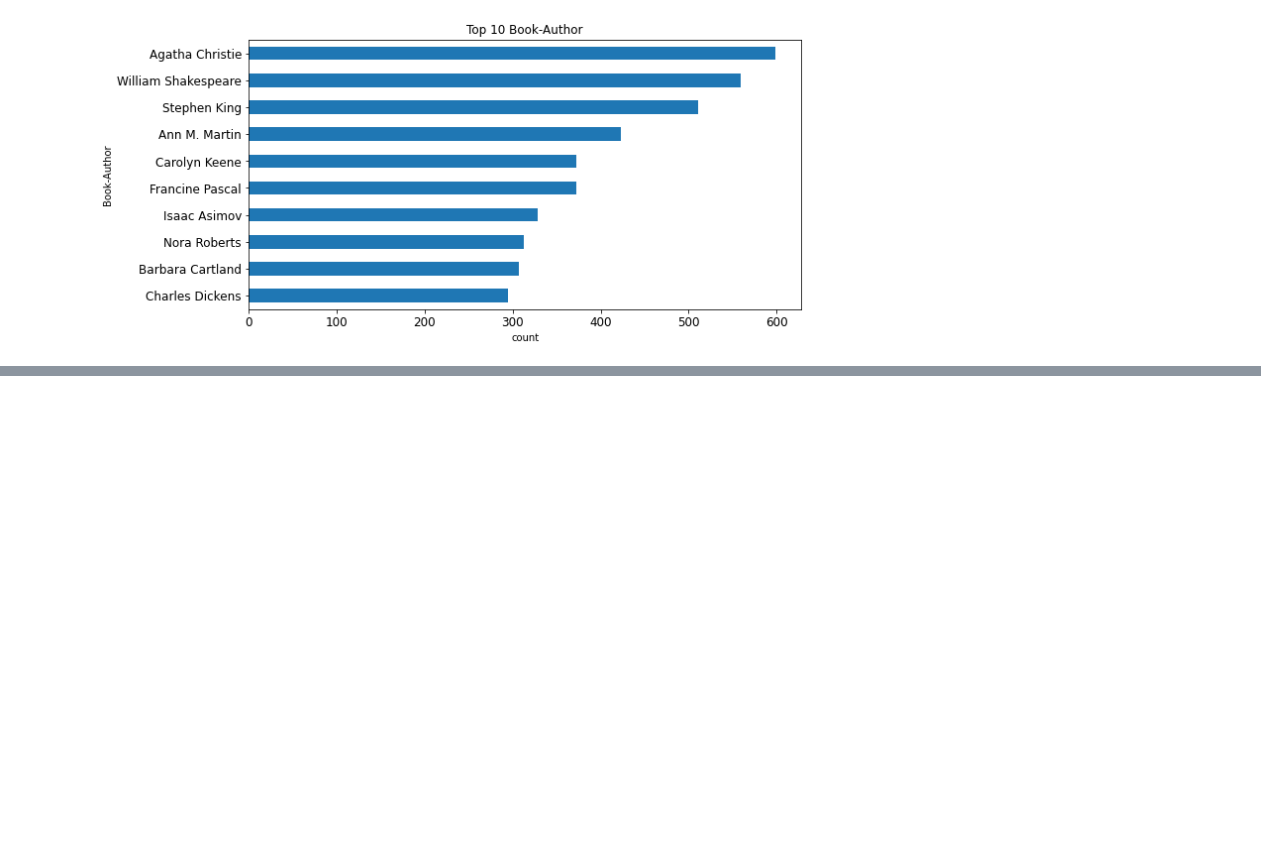
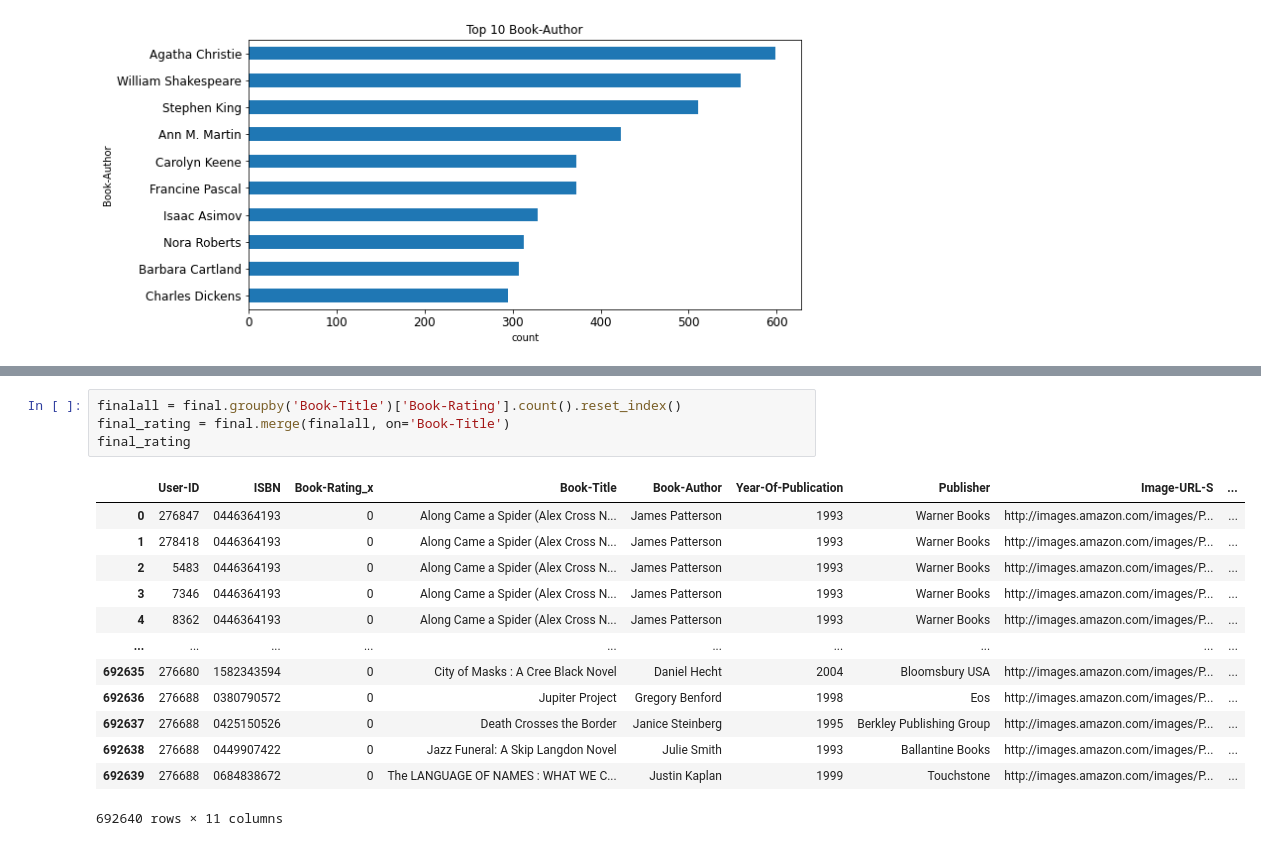
Before and after one commit to hetkothari/Book-Recommendation-System-Capstone-4, a Jupyter notebook: Personal_Notebook.ipynb, the cells around one changed output, grey strips where cells are left out. Cells and saved outputs as stored; diff of their text form; blank space fills up the shorter version.

```diff
--- a/Personal_Notebook.ipynb
+++ b/Personal_Notebook.ipynb
@@ -197,0 +221,18 @@ plt.show()
+# %%
+finalall = final.groupby('Book-Title')['Book-Rating'].count().reset_index()
+final_rating = final.merge(finalall, on='Book-Title')
+final_rating
+# %% [output]
+|  | User-ID | ISBN | Book-Rating_x | Book-Title | Book-Author | Year-Of-Publication | Publisher | Image-URL-S | ... |
+| 0 | 276847 | 0446364193 | 0 | Along Came a Spider (Alex Cross N... | James Patterson | 1993 | Warner Books | http://images.amazon.com/images/P... | ... |
+| 1 | 278418 | 0446364193 | 0 | Along Came a Spider (Alex Cross N... | James Patterson | 1993 | Warner Books | http://images.amazon.com/images/P... | ... |
+| 2 | 5483 | 0446364193 | 0 | Along Came a Spider (Alex Cross N... | James Patterson | 1993 | Warner Books | http://images.amazon.com/images/P... | ... |
+| 3 | 7346 | 0446364193 | 0 | Along Came a Spider (Alex Cross N... | James Patterson | 1993 | Warner Books | http://images.amazon.com/images/P... | ... |
+| 4 | 8362 | 0446364193 | 0 | Along Came a Spider (Alex Cross N... | James Patterson | 1993 | Warner Books | http://images.amazon.com/images/P... | ... |
+| ... | ... | ... | ... | ... | ... | ... | ... | ... | ... |
+| 692635 | 276680 | 1582343594 | 0 | City of Masks : A Cree Black Novel | Daniel Hecht | 2004 | Bloomsbury USA | http://images.amazon.com/images/P... | ... |
+| 692636 | 276688 | 0380790572 | 0 | Jupiter Project | Gregory Benford | 1998 | Eos | http://images.amazon.com/images/P... | ... |
+| 692637 | 276688 | 0425150526 | 0 | Death Crosses the Border | Janice Steinberg | 1995 | Berkley Publishing Group | http://images.amazon.com/images/P... | ... |
+| 692638 | 276688 | 0449907422 | 0 | Jazz Funeral: A Skip Langdon Novel | Julie Smith | 1993 | Ballantine Books | http://images.amazon.com/images/P... | ... |
+| 692639 | 276688 | 0684838672 | 0 | The LANGUAGE OF NAMES : WHAT WE C... | Justin Kaplan | 1999 | Touchstone | http://images.amazon.com/images/P... | ... |
+692640 rows × 11 columns
```
Also changed, not shown: parts of 4 cells of this notebook.
